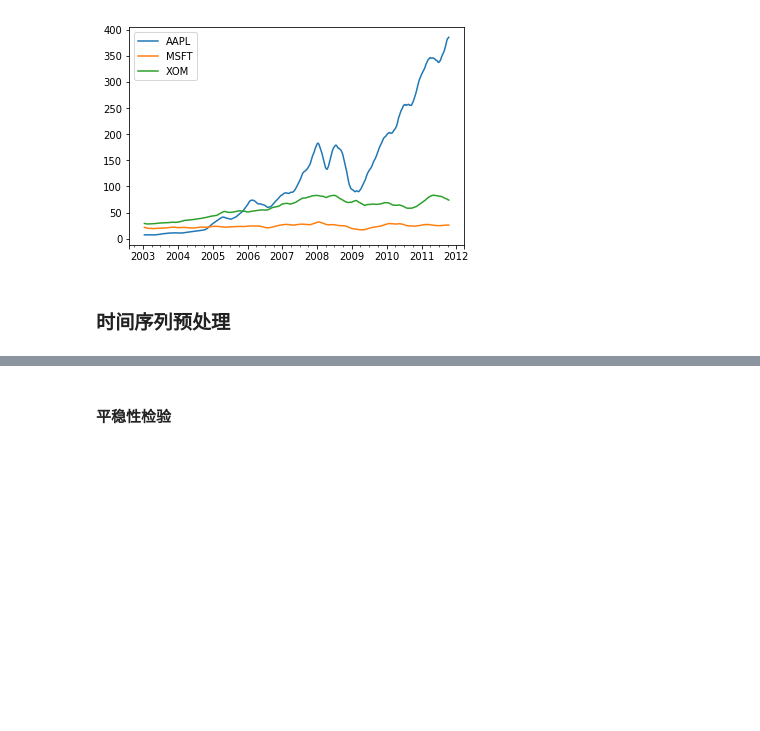
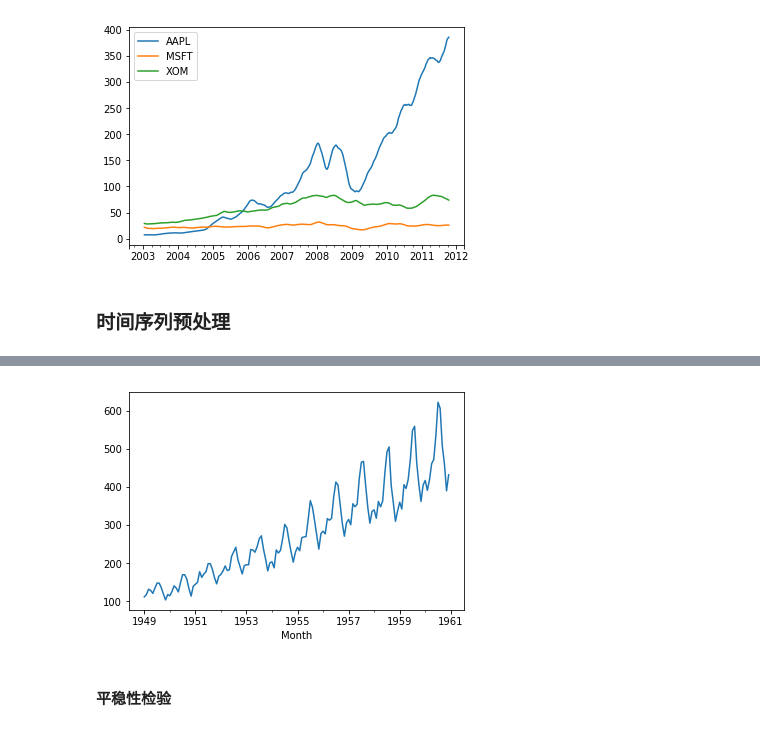
Before and after one commit to w26738/Notebook, a Jupyter notebook: data_analysis/time_series_101.ipynb, the cells around one changed output, grey strips where cells are left out. Cells and saved outputs as stored; diff of their text form; code cells hidden in the pictures; blank space fills up the shorter version.

```diff
--- a/data_analysis/time_series_101.ipynb
+++ b/data_analysis/time_series_101.ipynb
@@ -344,0 +329,5 @@ plt.hist(rrc_att_ser, bins=20, edgecolor='k');
+# %%
+data = pd.read_csv('AirPassengers.csv', parse_dates=['Month'], index_col='Month')
+# data.index = data.index.strftime('%Y-%m')
+ts = data['#Passengers']
+ts.head()
@@ -345,3 +342,7 @@ plt.hist(rrc_att_ser, bins=20, edgecolor='k');
+# %%
+ts.plot();
+# %% [output]
+[figure, added]
 # %% [markdown]
 #### 平稳性检验
 # %% [markdown]
```
Also changed, not shown: parts of 33 cells of this notebook.
